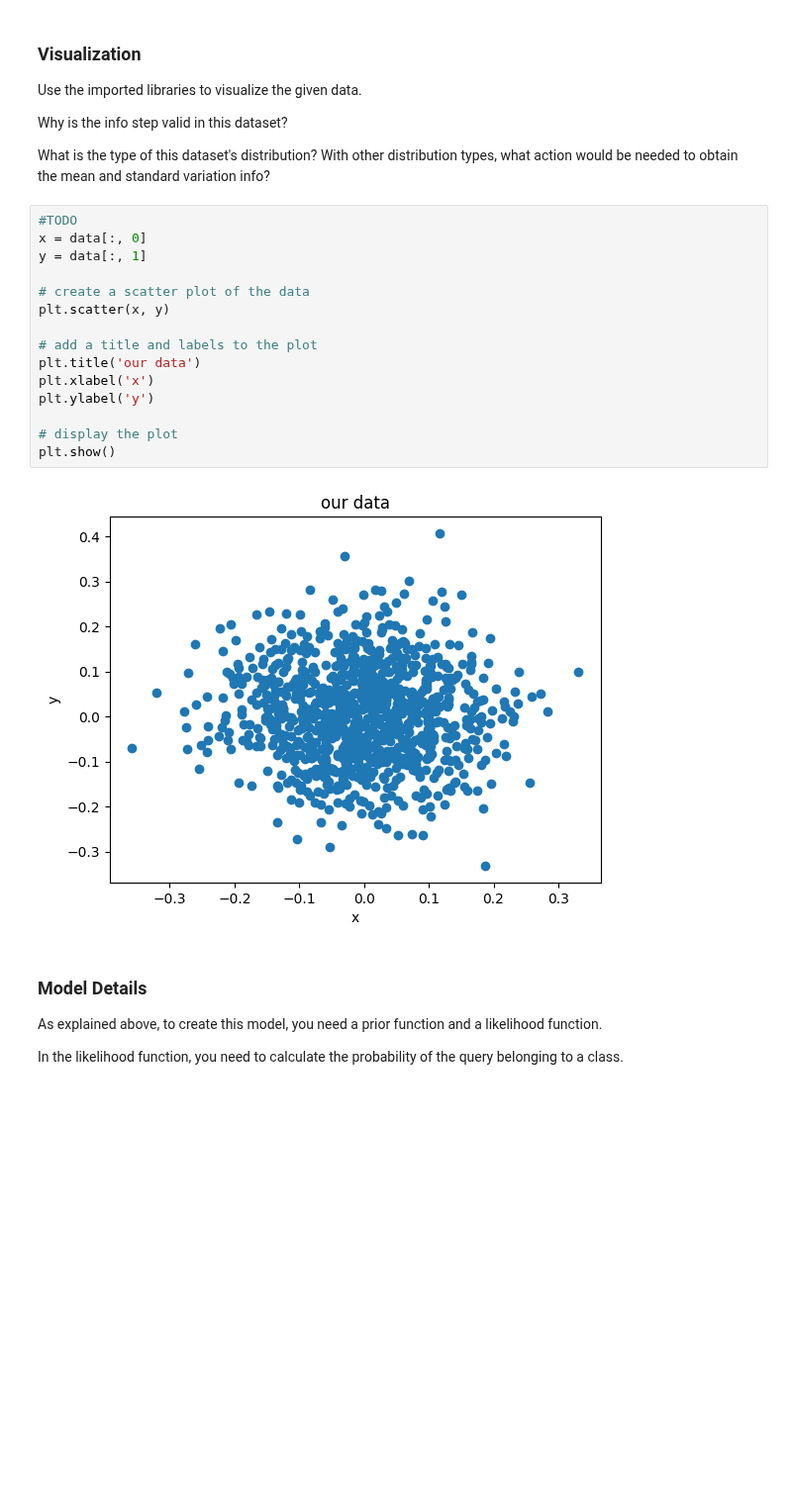
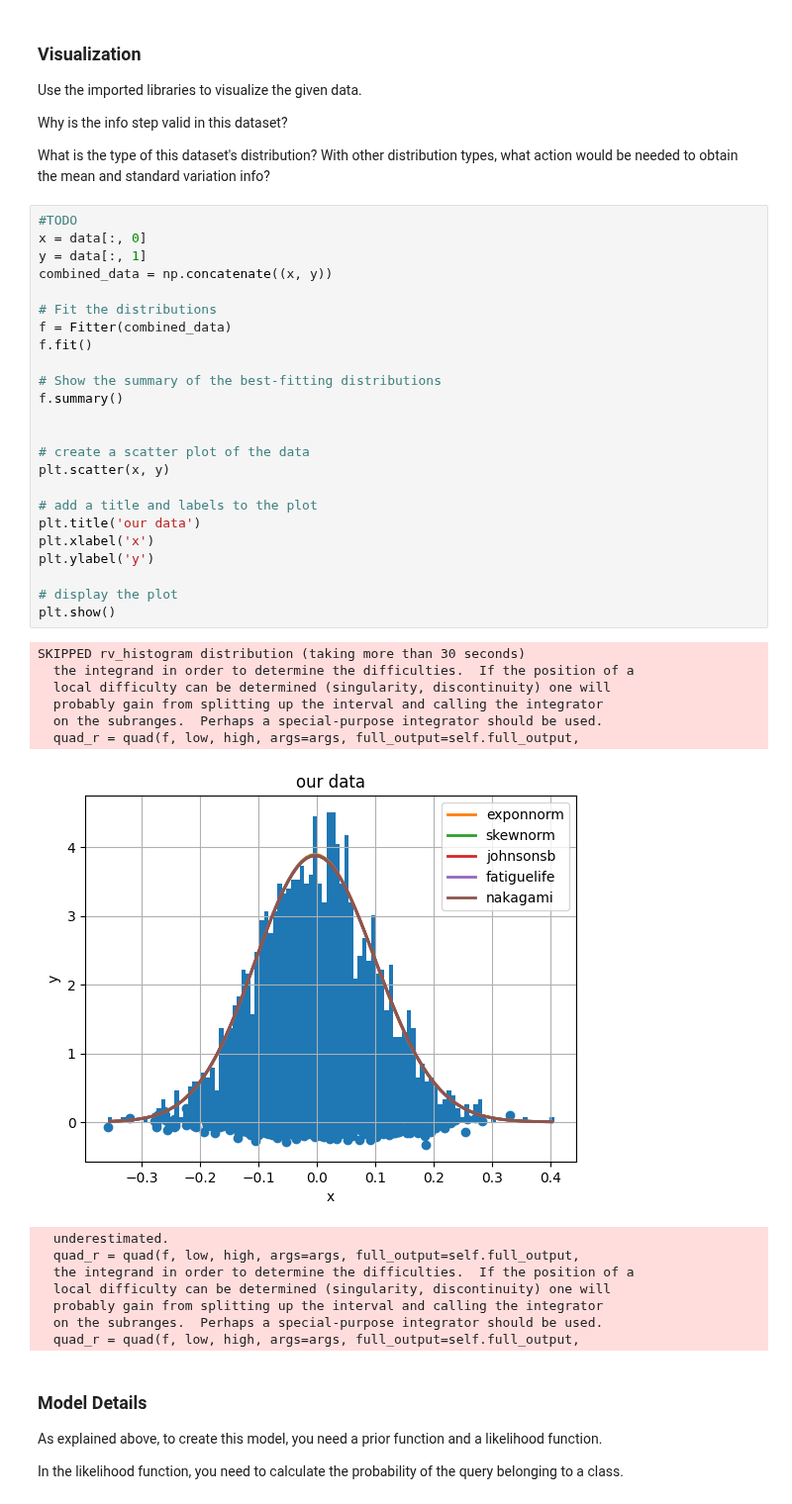
Before and after one commit to bigwhoman/AI-Spring-2023, a Jupyter notebook: HW7/CE_417_2_Spring23_HW7/Practical/NB_and_LR.ipynb, the cells around one changed output. Shown at 99% size. Saved outputs shown, nothing was run; the diff lists cells and outputs as text; blank space fills up the shorter version.

```diff
--- a/HW7/CE_417_2_Spring23_HW7/Practical/NB_and_LR.ipynb
+++ b/HW7/CE_417_2_Spring23_HW7/Practical/NB_and_LR.ipynb
@@ -66,20 +72,42 @@ What is the type of this dataset's distribution? With other distribution types,
 # %%
 #TODO
 x = data[:, 0]
 y = data[:, 1]
+combined_data = np.concatenate((x, y))
+
+# Fit the distributions
+f = Fitter(combined_data)
+f.fit()
+
+# Show the summary of the best-fitting distributions
+f.summary()
+
 
 # create a scatter plot of the data
 plt.scatter(x, y)
 
 # add a title and labels to the plot
 plt.title('our data')
 plt.xlabel('x')
 plt.ylabel('y')
 
 # display the plot
 plt.show()
 # %% [output]
+SKIPPED rv_histogram distribution (taking more than 30 seconds)
+  the integrand in order to determine the difficulties.  If the position of a
+  local difficulty can be determined (singularity, discontinuity) one will
+  probably gain from splitting up the interval and calling the integrator
+  on the subranges.  Perhaps a special-purpose integrator should be used.
+  quad_r = quad(f, low, high, args=args, full_output=self.full_output,
-[figure, old version]
+[figure, new version]
+  underestimated.
+  quad_r = quad(f, low, high, args=args, full_output=self.full_output,
+  the integrand in order to determine the difficulties.  If the position of a
+  local difficulty can be determined (singularity, discontinuity) one will
+  probably gain from splitting up the interval and calling the integrator
+  on the subranges.  Perhaps a special-purpose integrator should be used.
+  quad_r = quad(f, low, high, args=args, full_output=self.full_output,
 # %% [markdown]
 ### Model Details
 
```
Also changed, not shown: parts of 25 cells of this notebook.
